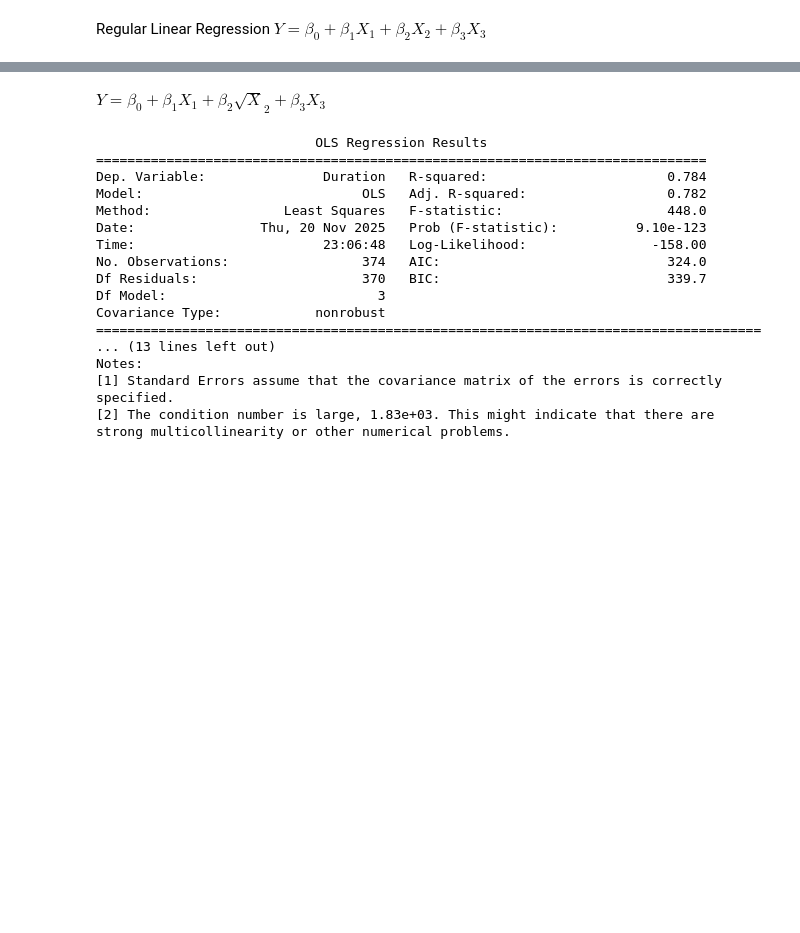
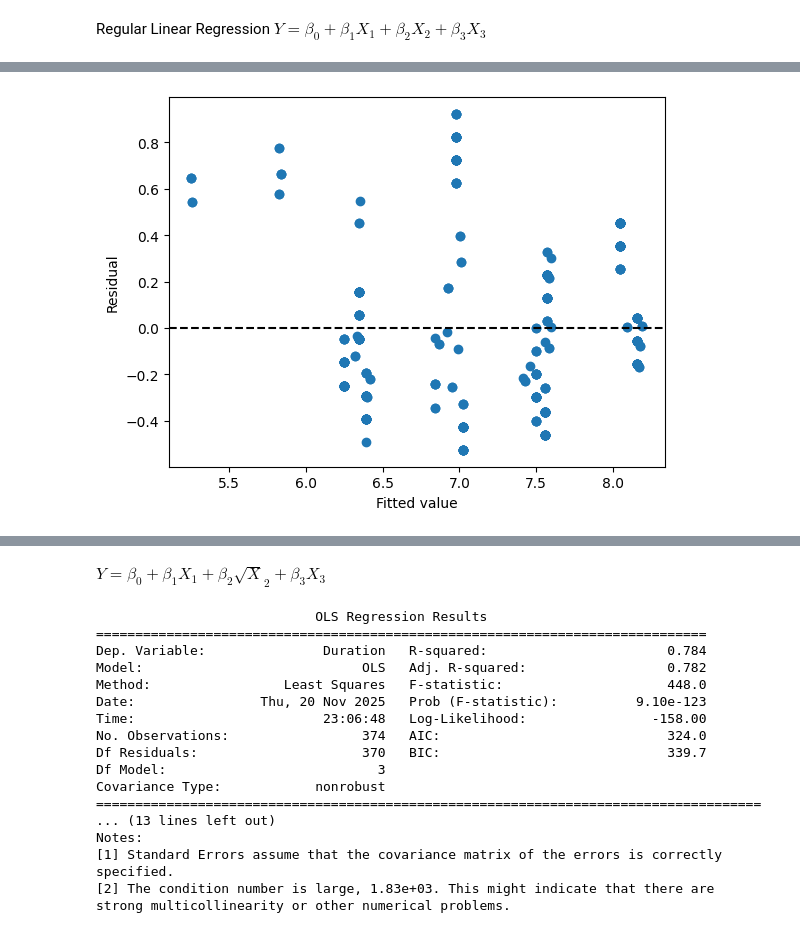
Before and after one commit to lding219/math-360-modelling-assignment-3, a Jupyter notebook: doris/report_file.ipynb, the cells around one changed output, grey strips where cells are left out. Saved outputs shown, nothing was run; the diff lists cells and outputs as text; code cells hidden in the pictures; blank space fills up the shorter version.

```diff
--- a/doris/report_file.ipynb
+++ b/doris/report_file.ipynb
@@ -94,0 +115,13 @@ strong multicollinearity or other numerical problems.
+# %%
+
+fitted_y = reg_original.fittedvalues
+
+residuals = reg_original.resid
+
+plt.scatter(fitted_y, residuals)
+plt.axhline(y=0, color='k', linestyle='--')
+plt.xlabel('Fitted value')
+plt.ylabel('Residual')
+plt.show()
+# %% [output]
+[figure, added]
```
Also changed, not shown: parts of 11 cells of this notebook.
